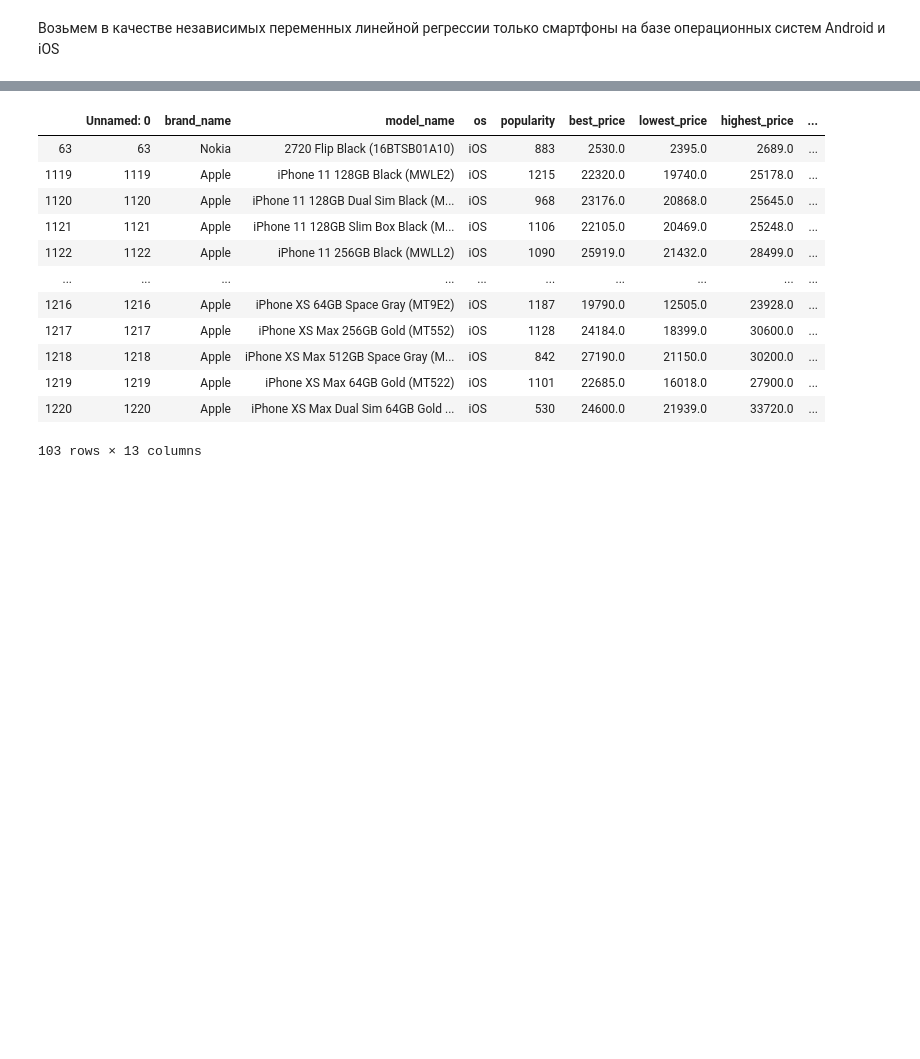
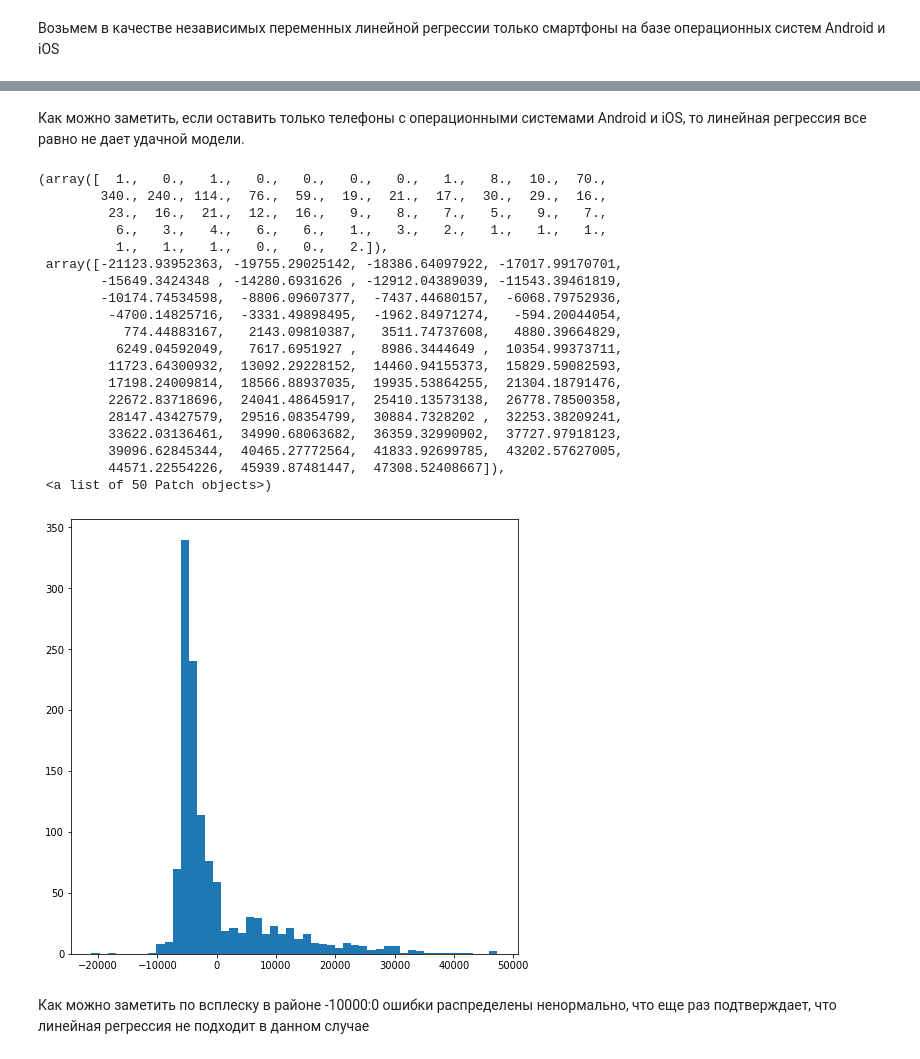
Before and after one commit to kiotokio/IDP, a Jupyter notebook: LinearRegression.ipynb, the cells around one changed output, grey strips where cells are left out. Saved outputs shown, nothing was run; the diff lists cells and outputs as text; code cells hidden in the pictures; blank space fills up the shorter version.

Commit message:
Посчитаны ошибки

```diff
--- a/LinearRegression.ipynb
+++ b/LinearRegression.ipynb
@@ -39,16 +41,29 @@ plt.plot(new_x2, y2_pred, color='r')
-# %%
-data[data.os == 'iOS']
-# %% [output]
-|  | Unnamed: 0 | brand_name | model_name | os | popularity | best_price | lowest_price | highest_price | ... |
-| 63 | 63 | Nokia | 2720 Flip Black (16BTSB01A10) | iOS | 883 | 2530.0 | 2395.0 | 2689.0 | ... |
-| 1119 | 1119 | Apple | iPhone 11 128GB Black (MWLE2) | iOS | 1215 | 22320.0 | 19740.0 | 25178.0 | ... |
-| 1120 | 1120 | Apple | iPhone 11 128GB Dual Sim Black (M... | iOS | 968 | 23176.0 | 20868.0 | 25645.0 | ... |
-| 1121 | 1121 | Apple | iPhone 11 128GB Slim Box Black (M... | iOS | 1106 | 22105.0 | 20469.0 | 25248.0 | ... |
-| 1122 | 1122 | Apple | iPhone 11 256GB Black (MWLL2) | iOS | 1090 | 25919.0 | 21432.0 | 28499.0 | ... |
-| ... | ... | ... | ... | ... | ... | ... | ... | ... | ... |
-| 1216 | 1216 | Apple | iPhone XS 64GB Space Gray (MT9E2) | iOS | 1187 | 19790.0 | 12505.0 | 23928.0 | ... |
-| 1217 | 1217 | Apple | iPhone XS Max 256GB Gold (MT552) | iOS | 1128 | 24184.0 | 18399.0 | 30600.0 | ... |
-| 1218 | 1218 | Apple | iPhone XS Max 512GB Space Gray (M... | iOS | 842 | 27190.0 | 21150.0 | 30200.0 | ... |
-| 1219 | 1219 | Apple | iPhone XS Max 64GB Gold (MT522) | iOS | 1101 | 22685.0 | 16018.0 | 27900.0 | ... |
-| 1220 | 1220 | Apple | iPhone XS Max Dual Sim 64GB Gold ... | iOS | 530 | 24600.0 | 21939.0 | 33720.0 | ... |
-103 rows × 13 columns
+# %% [markdown]
+Как можно заметить, если оставить только телефоны с операционными системами Android и iOS, то линейная регрессия все равно не дает удачной модели.
+# %%
+errors = y - y_pred
+plt.figure(figsize=(8, 8))
+plt.hist(errors, bins=50)
+# %% [output]
+(array([  1.,   0.,   1.,   0.,   0.,   0.,   0.,   1.,   8.,  10.,  70.,
+        340., 240., 114.,  76.,  59.,  19.,  21.,  17.,  30.,  29.,  16.,
+         23.,  16.,  21.,  12.,  16.,   9.,   8.,   7.,   5.,   9.,   7.,
+          6.,   3.,   4.,   6.,   6.,   1.,   3.,   2.,   1.,   1.,   1.,
+          1.,   1.,   1.,   0.,   0.,   2.]),
+ array([-21123.93952363, -19755.29025142, -18386.64097922, -17017.99170701,
+        -15649.3424348 , -14280.6931626 , -12912.04389039, -11543.39461819,
+        -10174.74534598,  -8806.09607377,  -7437.44680157,  -6068.79752936,
+         -4700.14825716,  -3331.49898495,  -1962.84971274,   -594.20044054,
+           774.44883167,   2143.09810387,   3511.74737608,   4880.39664829,
+          6249.04592049,   7617.6951927 ,   8986.3444649 ,  10354.99373711,
+         11723.64300932,  13092.29228152,  14460.94155373,  15829.59082593,
+         17198.24009814,  18566.88937035,  19935.53864255,  21304.18791476,
+         22672.83718696,  24041.48645917,  25410.13573138,  26778.78500358,
+         28147.43427579,  29516.08354799,  30884.7328202 ,  32253.38209241,
+         33622.03136461,  34990.68063682,  36359.32990902,  37727.97918123,
+         39096.62845344,  40465.27772564,  41833.92699785,  43202.57627005,
+         44571.22554226,  45939.87481447,  47308.52408667]),
+ <a list of 50 Patch objects>)
+[figure, added]
+# %% [markdown]
+Как можно заметить по всплеску в районе -10000:0 ошибки распределены ненормально, что еще раз подтверждает, что линейная регрессия не подходит в данном случае
```
Also changed, not shown: parts of 3 cells of this notebook.
